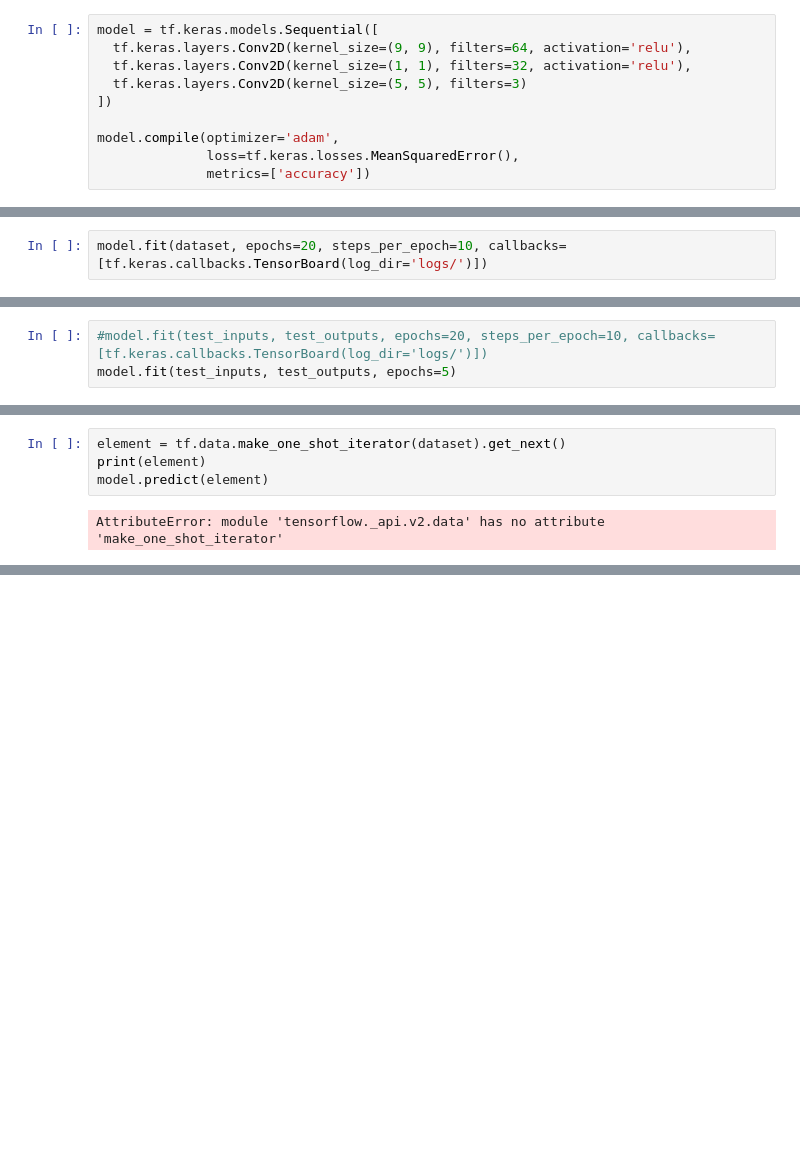
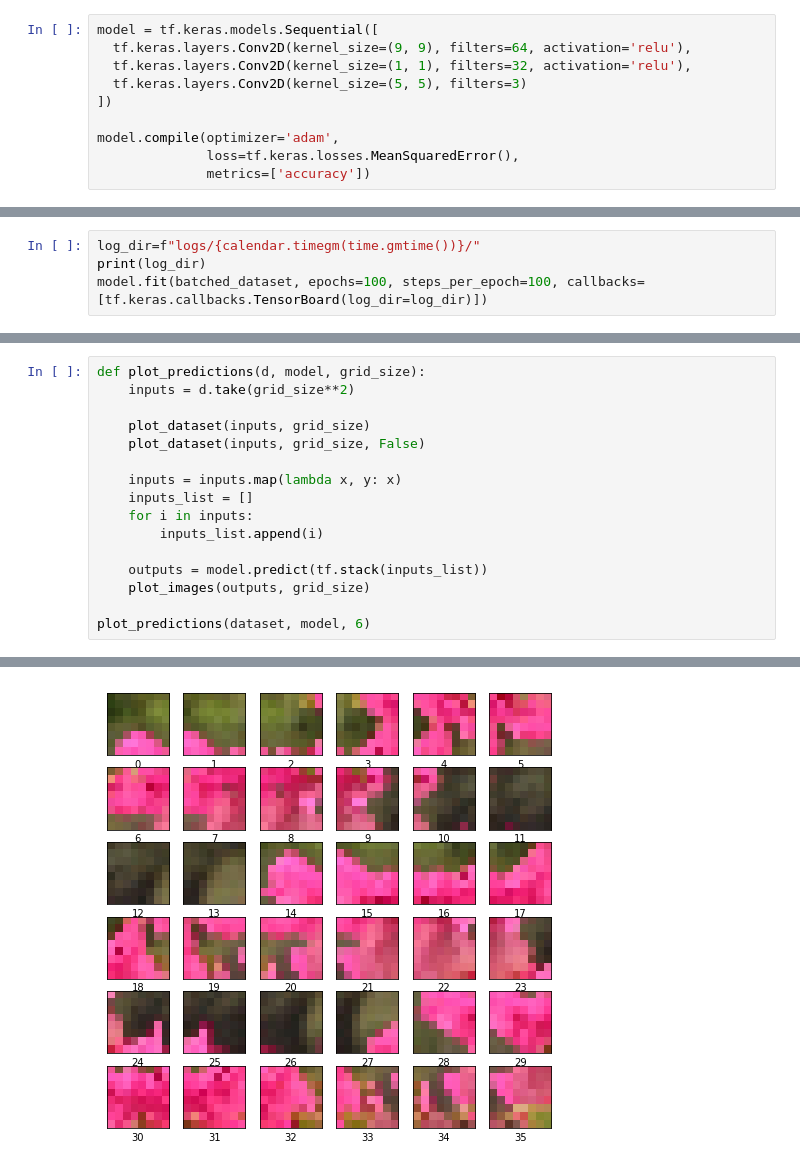
Before and after one commit to juliabeliaeva/srcnn, a Jupyter notebook: srcnn.ipynb, the cells around one changed output, grey strips where cells are left out. Saved outputs shown, nothing was run; the diff lists cells and outputs as text; blank space fills up the shorter version.

Commit message:
first srcnn model that runs

```diff
--- a/srcnn.ipynb
+++ b/srcnn.ipynb
@@ -63,3 +89,5 @@ dataset = dataset.shuffle(100).batch(32).repeat()
 # %%
-model.fit(dataset, epochs=20, steps_per_epoch=10, callbacks=[tf.keras.callbacks.TensorBoard(log_dir='logs/')])
+log_dir=f"logs/{calendar.timegm(time.gmtime())}/"
+print(log_dir)
+model.fit(batched_dataset, epochs=100, steps_per_epoch=100, callbacks=[tf.keras.callbacks.TensorBoard(log_dir=log_dir)])
 # %% [output]
@@ -67,3 +111,0 @@ RuntimeError: tf.device does not support functions when eager execution is enabl
-# %%
-#model.fit(test_inputs, test_outputs, epochs=20, steps_per_epoch=10, callbacks=[tf.keras.callbacks.TensorBoard(log_dir='logs/')])
-model.fit(test_inputs, test_outputs, epochs=5)
@@ -77,7 +116,18 @@ Reusing TensorBoard on port 6006 (pid 14840), started 0:12:41 ago. (Use '!kill 1
 [interactive output not drawn]
-# %%
-element = tf.data.make_one_shot_iterator(dataset).get_next()
-print(element)
-model.predict(element)
-# %% [output]
-AttributeError: module 'tensorflow._api.v2.data' has no attribute 'make_one_shot_iterator'
+# %%
+def plot_predictions(d, model, grid_size):
+    inputs = d.take(grid_size**2)
+
+    plot_dataset(inputs, grid_size)
+    plot_dataset(inputs, grid_size, False)
+
+    inputs = inputs.map(lambda x, y: x)
+    inputs_list = []
+    for i in inputs:
+        inputs_list.append(i)
+
+    outputs = model.predict(tf.stack(inputs_list))
+    plot_images(outputs, grid_size)
+
+plot_predictions(dataset, model, 6)
+# %% [output]
@@ -83,0 +142 @@ AttributeError: module 'tensorflow._api.v2.data' has no attribute 'make_one_shot
+[figure, added]
```
Also changed, not shown: parts of 8 cells of this notebook.
